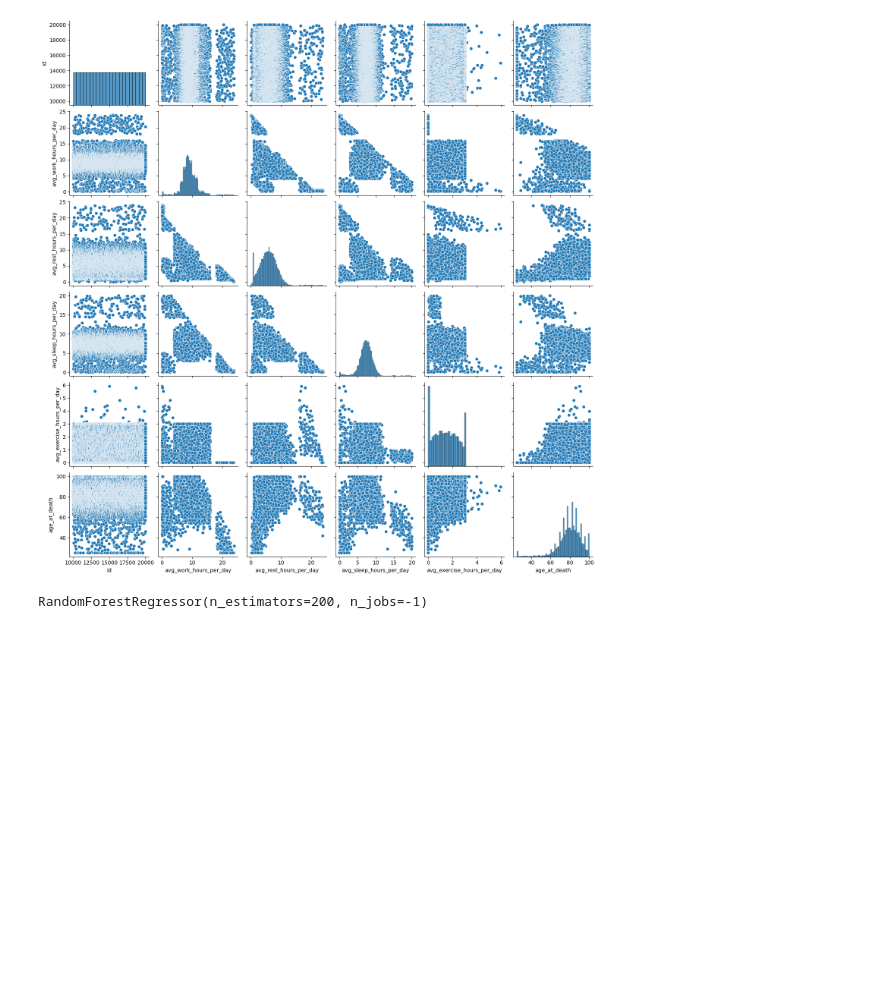
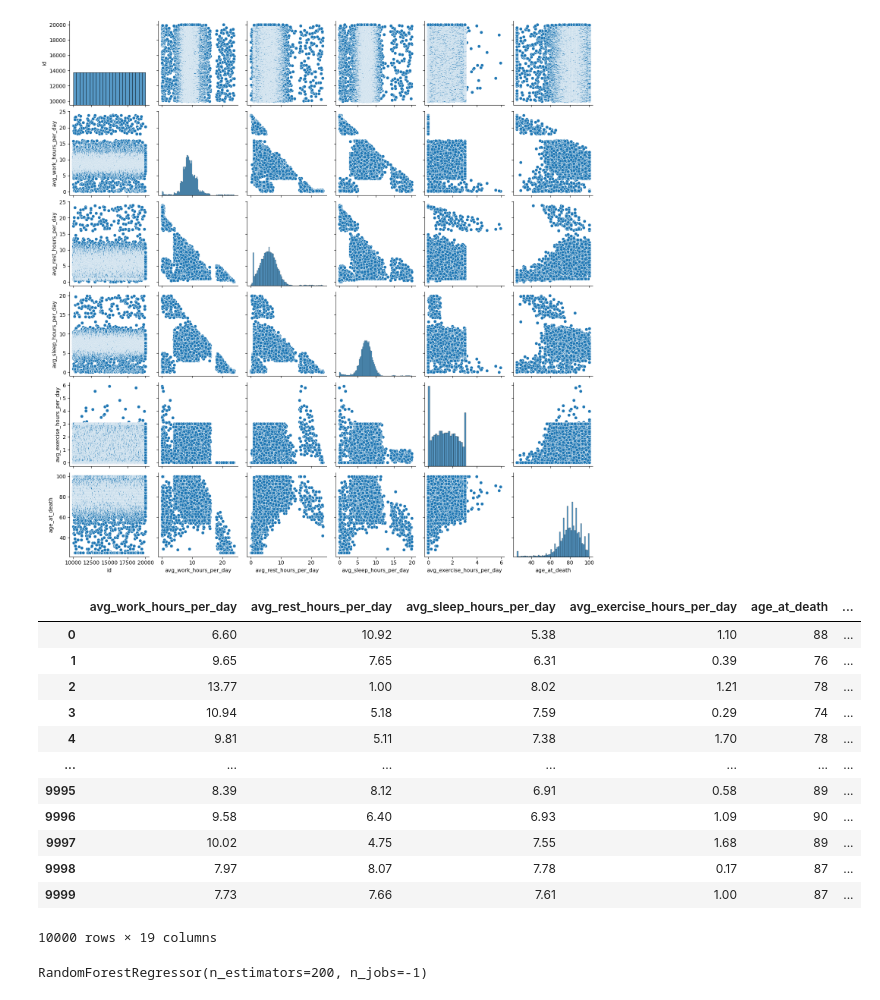
Before and after one commit to zoro1324/Supervised-Learning, a Jupyter notebook: Random-Forest/Regressor/quality-life.ipynb, the cells around one changed output. Cells and saved outputs as stored; diff of their text form; code cells hidden in the pictures; blank space fills up the shorter version.

```diff
--- a/Random-Forest/Regressor/quality-life.ipynb
+++ b/Random-Forest/Regressor/quality-life.ipynb
@@ -64,6 +64,21 @@ x = data.drop(columns=['age_at_death'])
 y = data['age_at_death']
 # %%
 x = pd.get_dummies(data, columns=['gender','occupation_type'], drop_first=True)
+x
+# %% [output]
+|  | avg_work_hours_per_day | avg_rest_hours_per_day | avg_sleep_hours_per_day | avg_exercise_hours_per_day | age_at_death | ... |
+| 0 | 6.60 | 10.92 | 5.38 | 1.10 | 88 | ... |
+| 1 | 9.65 | 7.65 | 6.31 | 0.39 | 76 | ... |
+| 2 | 13.77 | 1.00 | 8.02 | 1.21 | 78 | ... |
+| 3 | 10.94 | 5.18 | 7.59 | 0.29 | 74 | ... |
+| 4 | 9.81 | 5.11 | 7.38 | 1.70 | 78 | ... |
+| ... | ... | ... | ... | ... | ... | ... |
+| 9995 | 8.39 | 8.12 | 6.91 | 0.58 | 89 | ... |
+| 9996 | 9.58 | 6.40 | 6.93 | 1.09 | 90 | ... |
+| 9997 | 10.02 | 4.75 | 7.55 | 1.68 | 89 | ... |
+| 9998 | 7.97 | 8.07 | 7.78 | 0.17 | 87 | ... |
+| 9999 | 7.73 | 7.66 | 7.61 | 1.00 | 87 | ... |
+10000 rows × 19 columns
 # %%
 from sklearn.model_selection import train_test_split
 x_train,x_test,y_train,y_test = train_test_split(x,y,random_state=50,test_size=0.2)
```
Also changed, not shown: parts of 1 cell of this notebook, 1 other file.
